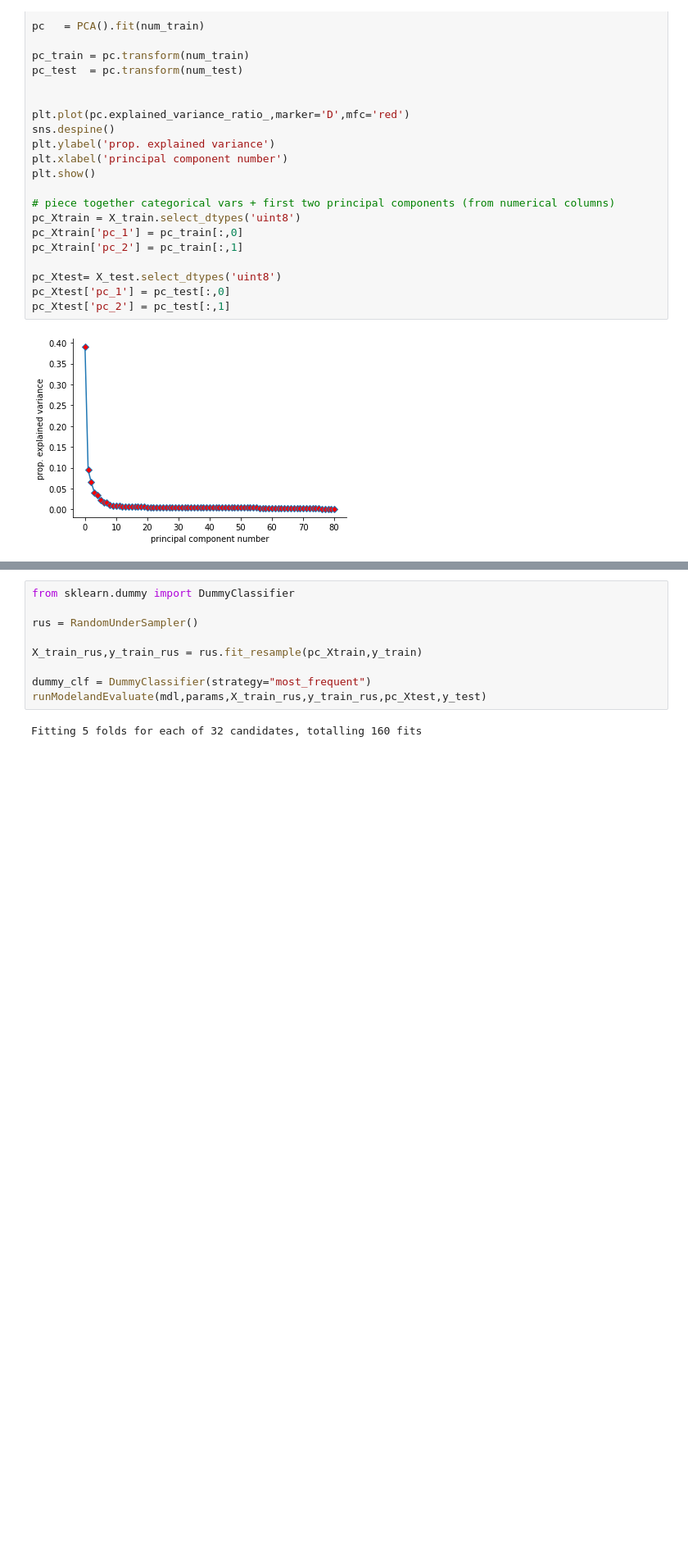
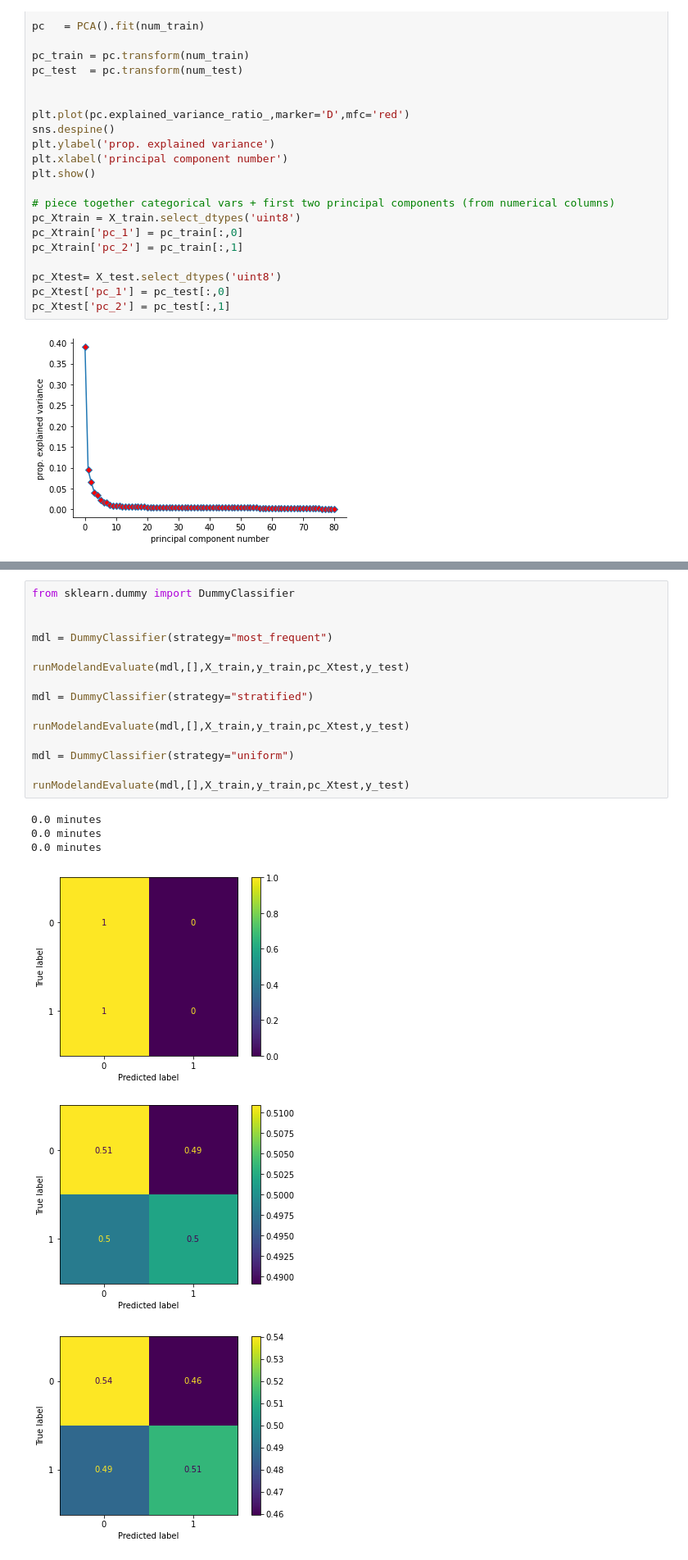
Before and after one commit to kadougherty/census_healthinsurance, a Jupyter notebook: 5.census_healthinsurance_modeling.ipynb, the cells around one changed output, grey strips where cells are left out. Shown at 82% size. Cells and saved outputs as stored; diff of their text form; blank space fills up the shorter version.

```diff
--- a/5.census_healthinsurance_modeling.ipynb
+++ b/5.census_healthinsurance_modeling.ipynb
@@ -229,11 +240,22 @@ Fitting 5 folds for each of 32 candidates, totalling 160 fits
 # %%
 from sklearn.dummy import DummyClassifier
 
-rus = RandomUnderSampler()
 
-X_train_rus,y_train_rus = rus.fit_resample(pc_Xtrain,y_train)
+mdl = DummyClassifier(strategy="most_frequent")
 
-dummy_clf = DummyClassifier(strategy="most_frequent")
-runModelandEvaluate(mdl,params,X_train_rus,y_train_rus,pc_Xtest,y_test)
+runModelandEvaluate(mdl,[],X_train,y_train,pc_Xtest,y_test)
+
+mdl = DummyClassifier(strategy="stratified")
+
+runModelandEvaluate(mdl,[],X_train,y_train,pc_Xtest,y_test)
+
+mdl = DummyClassifier(strategy="uniform")
+
+runModelandEvaluate(mdl,[],X_train,y_train,pc_Xtest,y_test)
 # %% [output]
-Fitting 5 folds for each of 32 candidates, totalling 160 fits
+0.0 minutes
+0.0 minutes
+0.0 minutes
+[figure, added]
+[figure, added]
+[figure, added]
```
Also changed, not shown: parts of 24 cells of this notebook, 3 other files.
